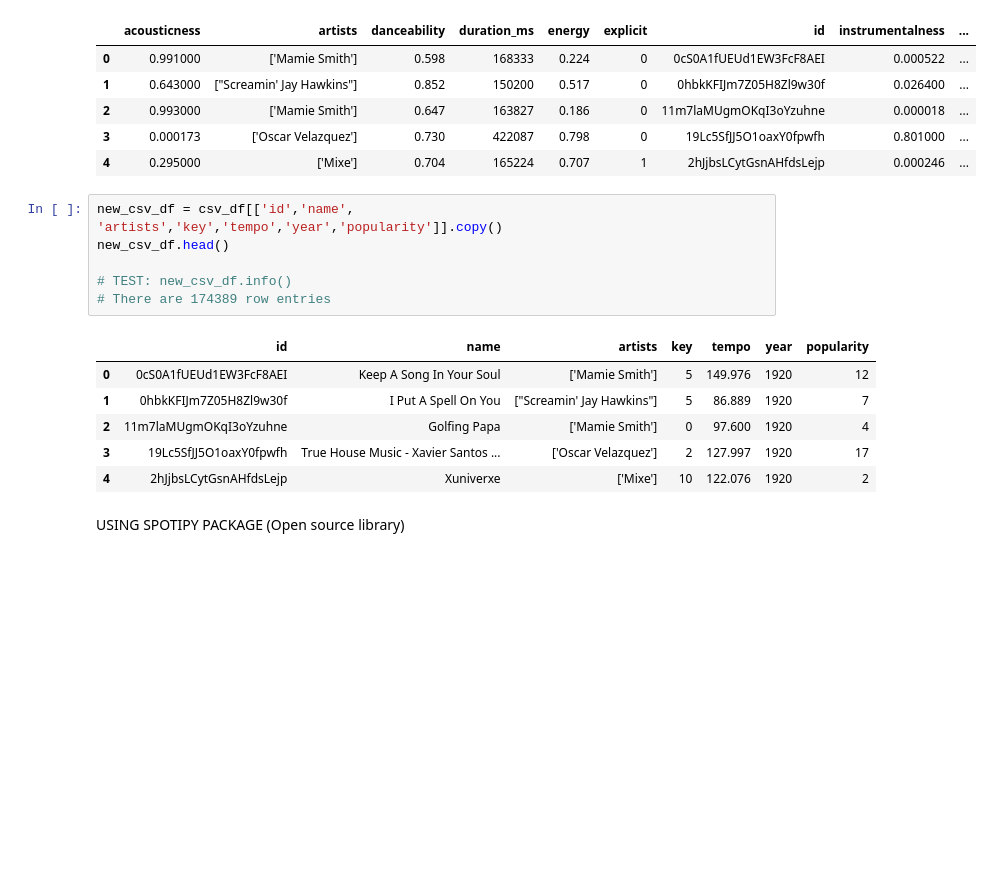
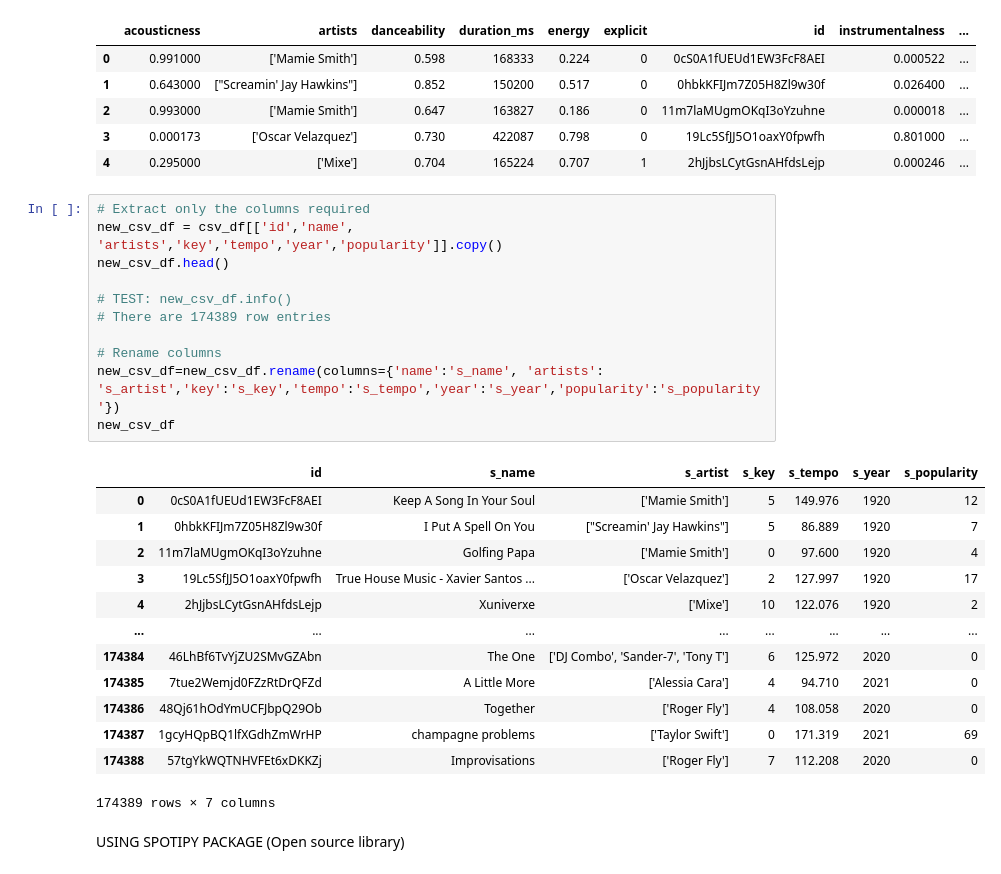
Before and after one commit to annabelcheong/music_lib, a Jupyter notebook: music.ipynb, the cells around one changed output. Saved outputs shown, nothing was run; the diff lists cells and outputs as text; blank space fills up the shorter version.

```diff
--- a/music.ipynb
+++ b/music.ipynb
@@ -24,18 +24,30 @@ csv_df.head()
 | 3 | 0.000173 | ['Oscar Velazquez'] | 0.730 | 422087 | 0.798 | 0 | 19Lc5SfJJ5O1oaxY0fpwfh | 0.801000 | ... |
 | 4 | 0.295000 | ['Mixe'] | 0.704 | 165224 | 0.707 | 1 | 2hJjbsLCytGsnAHfdsLejp | 0.000246 | ... |
 # %%
+# Extract only the columns required
 new_csv_df = csv_df[['id','name', 'artists','key','tempo','year','popularity']].copy()
 new_csv_df.head()
 
 # TEST: new_csv_df.info()
 # There are 174389 row entries
+
+# Rename columns
+new_csv_df=new_csv_df.rename(columns={'name':'s_name', 'artists': 's_artist','key':'s_key','tempo':'s_tempo','year':'s_year','popularity':'s_popularity'})
+new_csv_df
 # %% [output]
-|  | id | name | artists | key | tempo | year | popularity |
+|  | id | s_name | s_artist | s_key | s_tempo | s_year | s_popularity |
 | 0 | 0cS0A1fUEUd1EW3FcF8AEI | Keep A Song In Your Soul | ['Mamie Smith'] | 5 | 149.976 | 1920 | 12 |
 | 1 | 0hbkKFIJm7Z05H8Zl9w30f | I Put A Spell On You | ["Screamin' Jay Hawkins"] | 5 | 86.889 | 1920 | 7 |
 | 2 | 11m7laMUgmOKqI3oYzuhne | Golfing Papa | ['Mamie Smith'] | 0 | 97.600 | 1920 | 4 |
 | 3 | 19Lc5SfJJ5O1oaxY0fpwfh | True House Music - Xavier Santos ... | ['Oscar Velazquez'] | 2 | 127.997 | 1920 | 17 |
 | 4 | 2hJjbsLCytGsnAHfdsLejp | Xuniverxe | ['Mixe'] | 10 | 122.076 | 1920 | 2 |
+| ... | ... | ... | ... | ... | ... | ... | ... |
+| 174384 | 46LhBf6TvYjZU2SMvGZAbn | The One | ['DJ Combo', 'Sander-7', 'Tony T'] | 6 | 125.972 | 2020 | 0 |
+| 174385 | 7tue2Wemjd0FZzRtDrQFZd | A Little More | ['Alessia Cara'] | 4 | 94.710 | 2021 | 0 |
+| 174386 | 48Qj61hOdYmUCFJbpQ29Ob | Together | ['Roger Fly'] | 4 | 108.058 | 2020 | 0 |
+| 174387 | 1gcyHQpBQ1lfXGdhZmWrHP | champagne problems | ['Taylor Swift'] | 0 | 171.319 | 2021 | 69 |
+| 174388 | 57tgYkWQTNHVFEt6xDKKZj | Improvisations | ['Roger Fly'] | 7 | 112.208 | 2020 | 0 |
+174389 rows × 7 columns
 # %% [markdown]
 USING SPOTIPY PACKAGE
 (Open source library)
```
Also changed, not shown: parts of 1 cell of this notebook, 1 other file.
